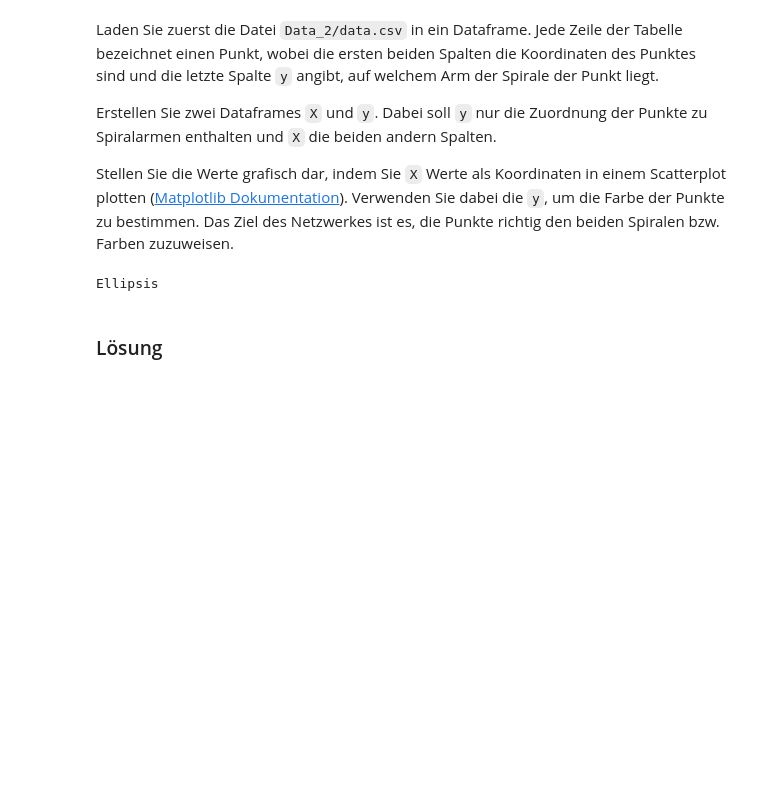
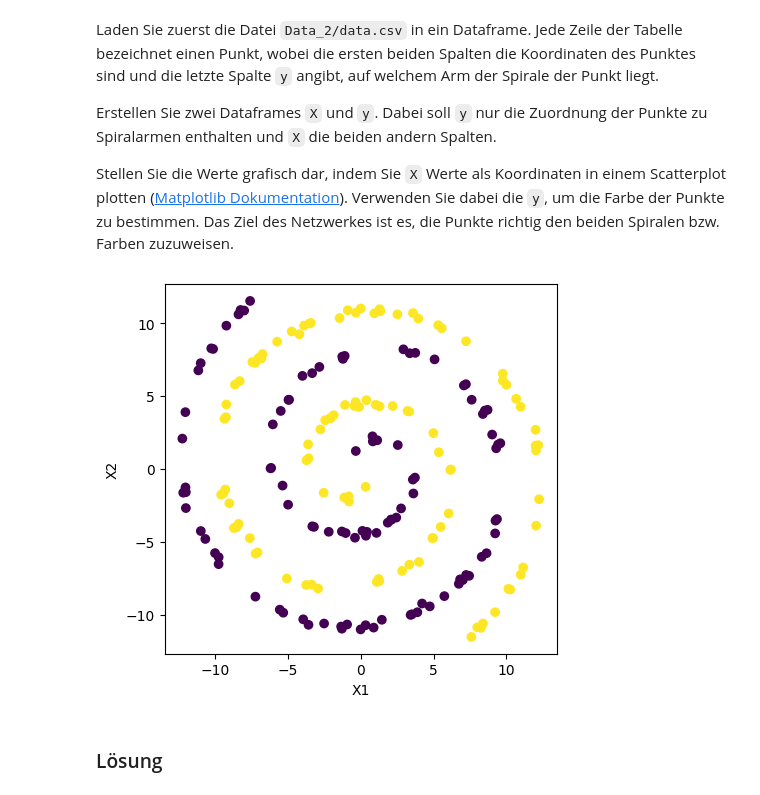
Before and after one commit to LucasWinter73/ETH-Data-Analysis, a Jupyter notebook: Jupiter notebooks/Ex13/Aufgabenblatt_13.ipynb, the cells around one changed output. Saved outputs shown, nothing was run; the diff lists cells and outputs as text; code cells hidden in the pictures; blank space fills up the shorter version.

```diff
--- a/Jupiter notebooks/Ex13/Aufgabenblatt_13.ipynb
+++ b/Jupiter notebooks/Ex13/Aufgabenblatt_13.ipynb
@@ -134,14 +144,18 @@ Erstellen Sie zwei Dataframes `X` und `y`. Dabei soll `y` nur die Zuordnung der
 
 Stellen Sie die Werte grafisch dar, indem Sie `X` Werte als Koordinaten in einem Scatterplot plotten ([Matplotlib Dokumentation](https://matplotlib.org/stable/api/_as_gen/matplotlib.pyplot.scatter.html)). Verwenden Sie dabei die `y`, um die Farbe der Punkte zu bestimmen. Das Ziel des Netzwerkes ist es, die Punkte richtig den beiden Spiralen bzw. Farben zuzuweisen.
 # %%
-df = ...
-X = ...
-y = ...
+df = pd.read_csv(r'Data_2/data.csv')
+X = df[['X1', 'X2']].values
+y = df['y'].values
 
-# Plotten der Daten
-...
+fig = plt.figure()
+ax = fig.add_subplot(1, 1, 1)
+ax.scatter(X[:,0], X[:,1], c=y)
+ax.set_xlabel('X1')
+ax.set_ylabel('X2')
+ax.set_aspect(1)
 # %% [output]
-Ellipsis
+[figure, added]
 # %% [markdown]
 ### Lösung
 # %% [markdown]
```
Also changed, not shown: parts of 13 cells of this notebook, 24 other files.
